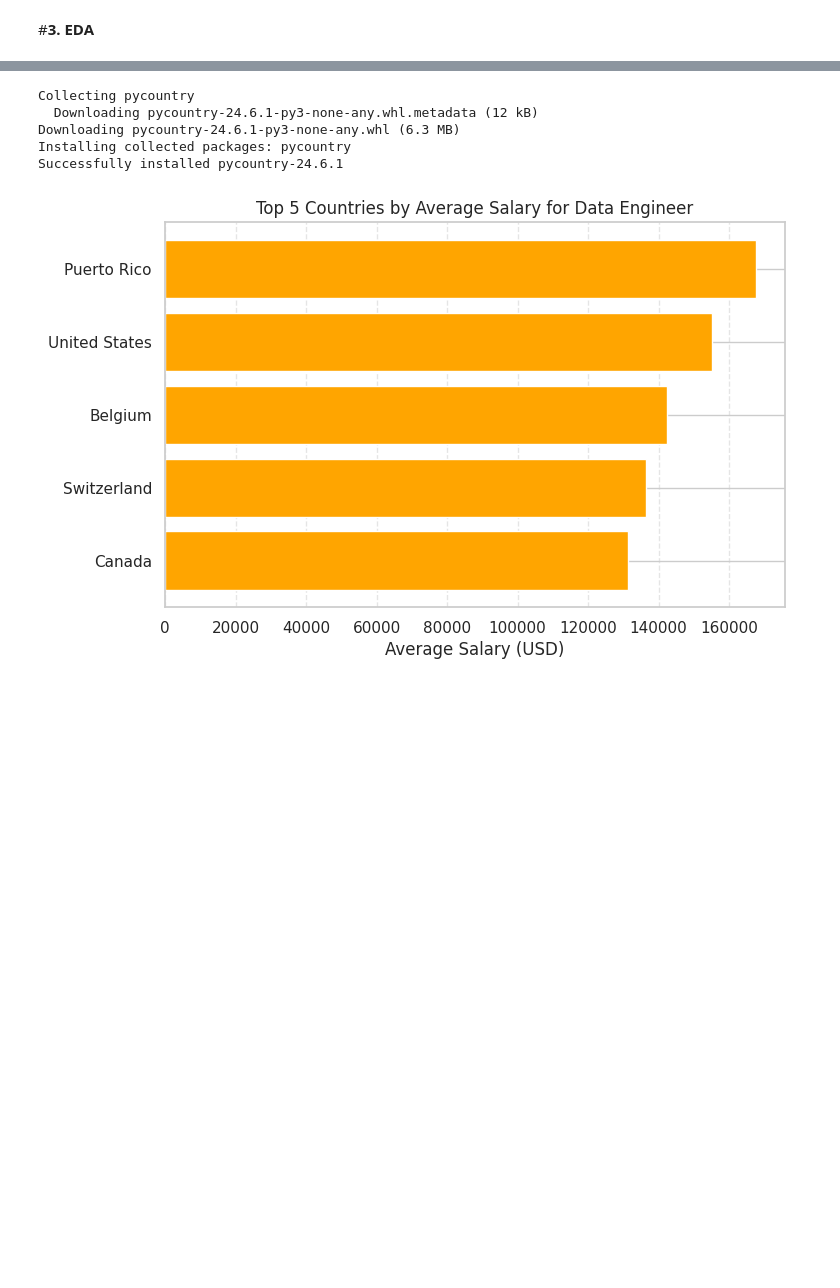
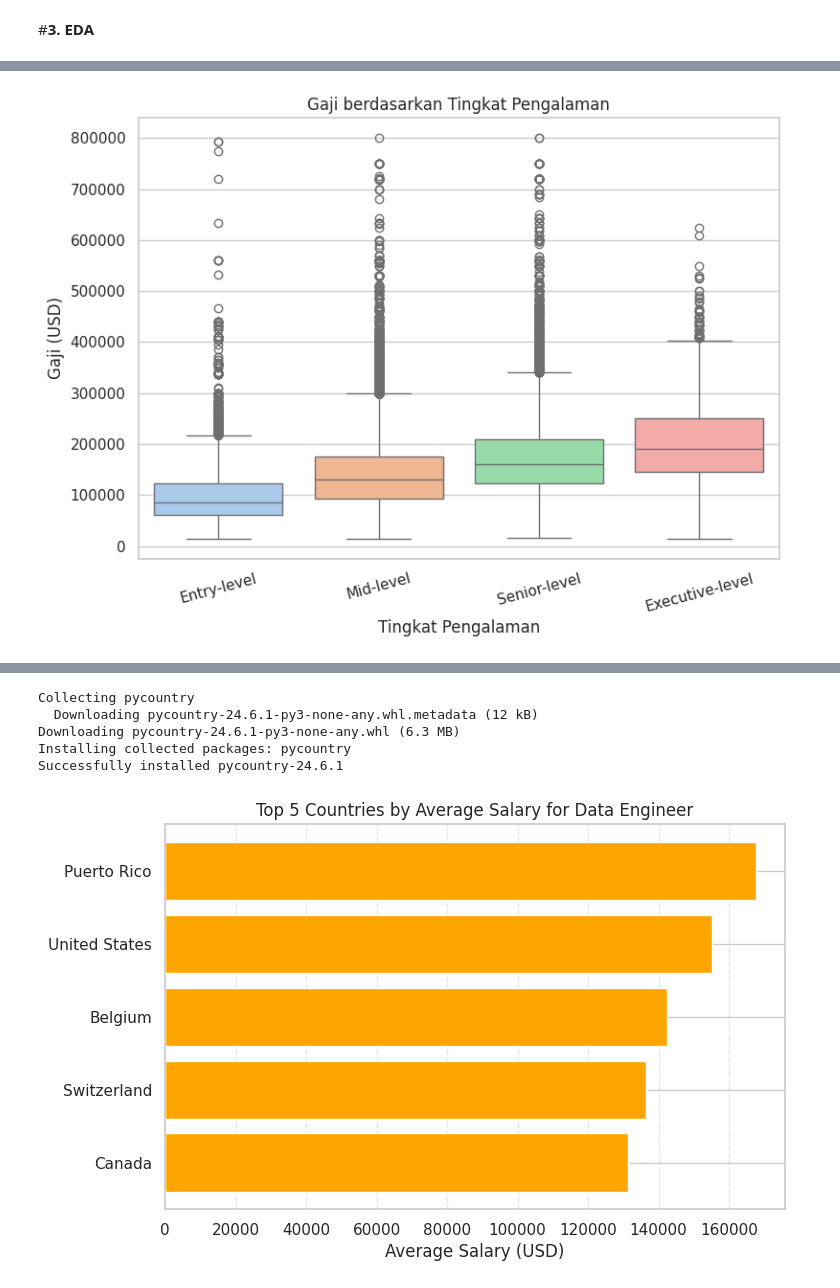
Before and after one commit to fathanzys/Data, a Jupyter notebook: uas_DataMining.ipynb, the cells around one changed output, grey strips where cells are left out. Saved outputs shown, nothing was run; the diff lists cells and outputs as text; code cells hidden in the pictures; blank space fills up the shorter version.

```diff
--- a/uas_DataMining.ipynb
+++ b/uas_DataMining.ipynb
@@ -115,0 +90,24 @@ plt.show()
+# %%
+# Mapping kategori experience_level agar tidak singkatan
+experience_mapping = {
+    'EN': 'Entry-level',
+    'MI': 'Mid-level',
+    'SE': 'Senior-level',
+    'EX': 'Executive-level'
+}
+
+# Terapkan mapping ke kolom baru
+df['experience_level_full'] = df['experience_level'].map(experience_mapping)
+
+# Visualisasi boxplot
+plt.figure(figsize=(8, 6))
+order = ['Entry-level', 'Mid-level', 'Senior-level', 'Executive-level']  # agar urutannya benar
+sns.boxplot(x='experience_level_full', y='salary_in_usd', data=df, order=order, palette='pastel')
+plt.title("Gaji berdasarkan Tingkat Pengalaman")
+plt.xlabel("Tingkat Pengalaman")
+plt.ylabel("Gaji (USD)")
+plt.xticks(rotation=15)
+plt.tight_layout()
+plt.show()
+# %% [output]
+[figure, added]
```
Also changed, not shown: parts of 16 cells of this notebook.
